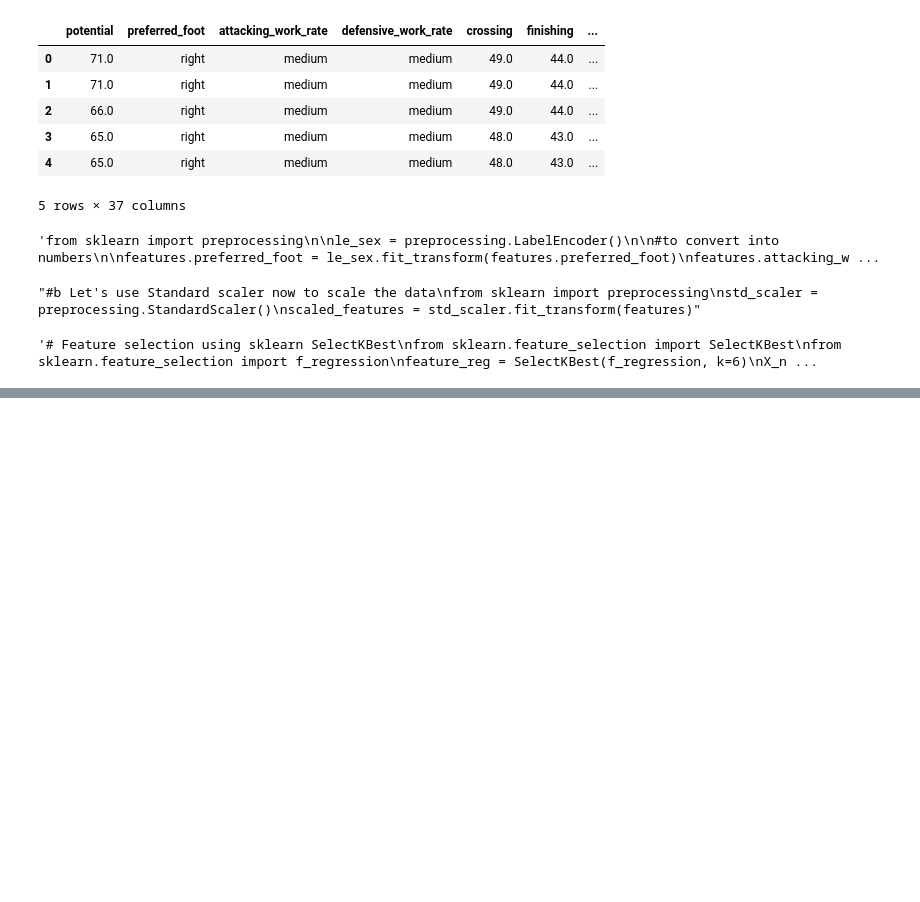
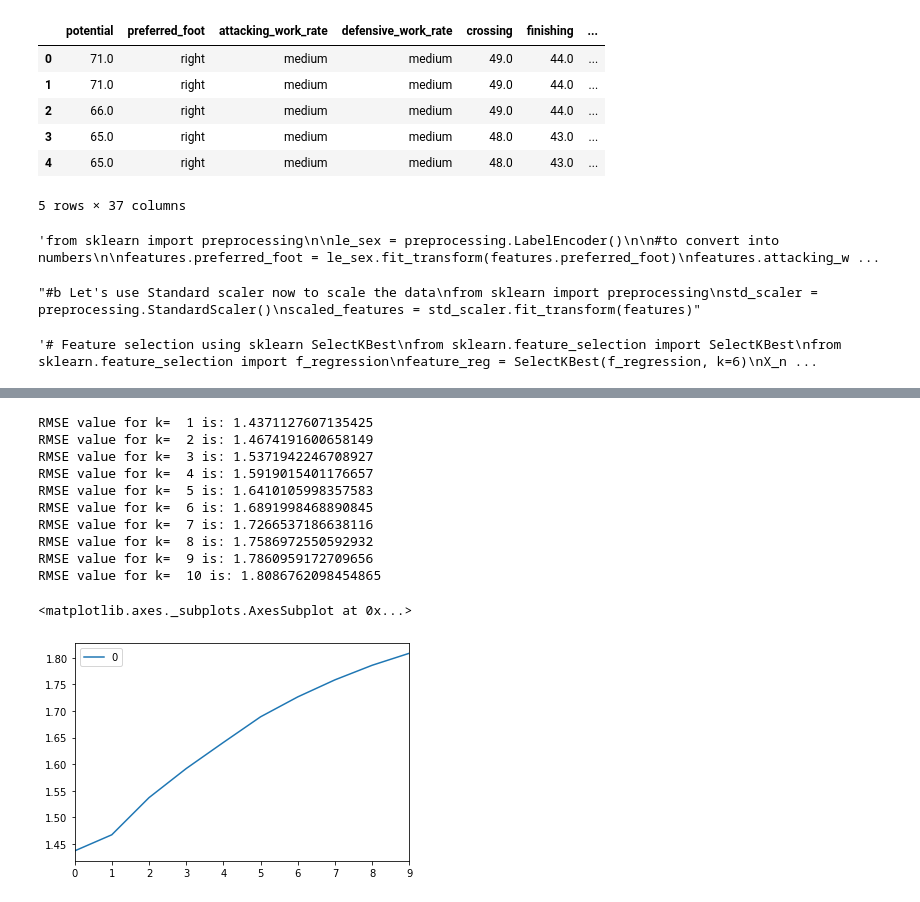
Before and after one commit to DanielBradaschia/FEUP-IART, a Jupyter notebook: P2/src/Proj2.ipynb, the cells around one changed output, grey strips where cells are left out. Saved outputs shown, nothing was run; the diff lists cells and outputs as text; code cells hidden in the pictures; blank space fills up the shorter version.

```diff
--- a/P2/src/Proj2.ipynb
+++ b/P2/src/Proj2.ipynb
@@ -198,0 +151,28 @@ print ("Best parameters are: {}".format(grid_reg.get_params()))'''
+# %%
+X_train, X_test, y_train, y_test = train_test_split(scaled_features, overall_rating, test_size=0.25, random_state=0)
+
+rmse_val = [] #to store rmse values for different k
+for K in range(10):
+    K = K+1
+    reg3 = KNeighborsRegressor(n_neighbors = K)
+    reg3.fit(X_train, y_train)  #fit the model
+    pred=reg3.predict(X_test) #make prediction on test set
+    error = sqrt(mean_squared_error(y_test,pred)) #calculate rmse
+    rmse_val.append(error) #store rmse values
+    print('RMSE value for k= ' , K , 'is:', error)
+
+curve = pd.DataFrame(rmse_val) #elbow curve
+curve.plot()
+# %% [output]
+RMSE value for k=  1 is: 1.4371127607135425
+RMSE value for k=  2 is: 1.4674191600658149
+RMSE value for k=  3 is: 1.5371942246708927
+RMSE value for k=  4 is: 1.5919015401176657
+RMSE value for k=  5 is: 1.6410105998357583
+RMSE value for k=  6 is: 1.6891998468890845
+RMSE value for k=  7 is: 1.7266537186638116
+RMSE value for k=  8 is: 1.7586972550592932
+RMSE value for k=  9 is: 1.7860959172709656
+RMSE value for k=  10 is: 1.8086762098454865
+<matplotlib.axes._subplots.AxesSubplot at 0x...>
+[figure, added]
```
Also changed, not shown: parts of 5 cells of this notebook.
